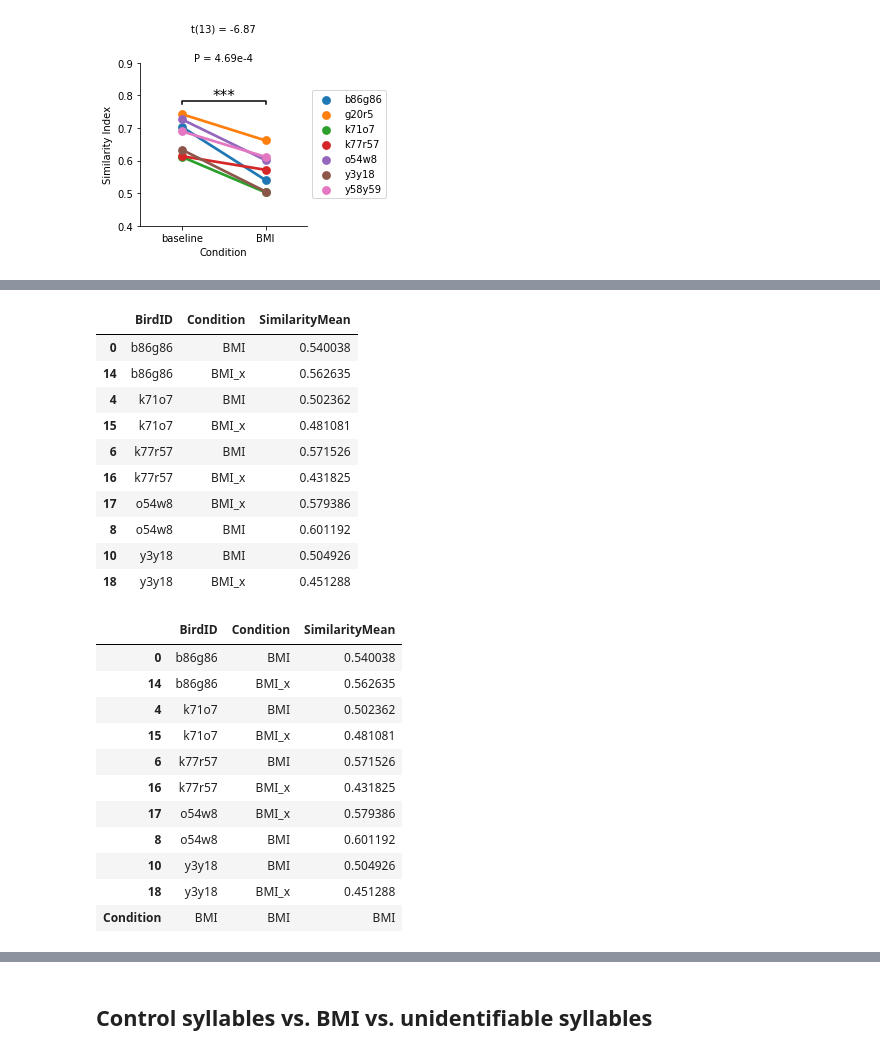
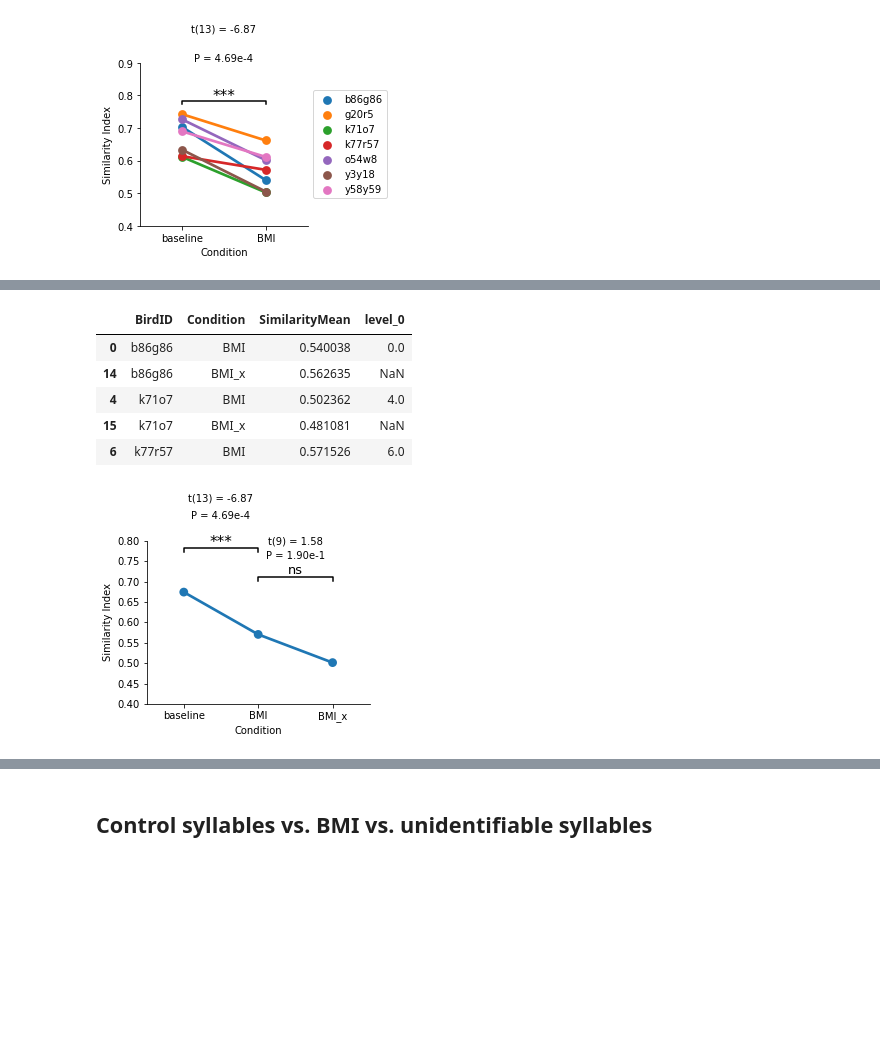
Before and after one commit to JaerongA/syllable_similarity, a Jupyter notebook: resuls.ipynb, the cells around one changed output, grey strips where cells are left out. Cells and saved outputs as stored; diff of their text form; code cells hidden in the pictures; blank space fills up the shorter version.

```diff
--- a/resuls.ipynb
+++ b/resuls.ipynb
@@ -131,7 +116,7 @@ plt.show()
 # %%
-data_per_bird= df.groupby(['BirdID','Condition'])['SimilarityMean'].mean().to_frame()
+data_per_bird= df.groupby(['BirdID','Condition'], as_index=False)['SimilarityMean'].mean()
 
-fig, ax = plt.subplots(figsize=(5, 5))
+fig, ax = plt.subplots(figsize=(3, 3))
 ax = sns.pointplot(x="Condition", y="SimilarityMean", hue="BirdID",
                    data=data_per_bird, ci=None, order=["baseline", "BMI"])
 
@@ -225,31 +196,26 @@ df_merged
 # %%
 ## Select for birds under BMI
 df_bmi = df_merged.loc[df_merged['Condition']!= 'baseline']
 df_bmi = df_bmi[df_bmi.BirdID != 'g20r5']
 df_bmi = df_bmi[df_bmi.BirdID != 'y58y59']
-df_bmi
+df_bmi.head()
 # %% [output]
-|  | BirdID | Condition | SimilarityMean |
-| 0 | b86g86 | BMI | 0.540038 |
-| 14 | b86g86 | BMI_x | 0.562635 |
-| 4 | k71o7 | BMI | 0.502362 |
-| 15 | k71o7 | BMI_x | 0.481081 |
-| 6 | k77r57 | BMI | 0.571526 |
-| 16 | k77r57 | BMI_x | 0.431825 |
-| 17 | o54w8 | BMI_x | 0.579386 |
-| 8 | o54w8 | BMI | 0.601192 |
-| 10 | y3y18 | BMI | 0.504926 |
-| 18 | y3y18 | BMI_x | 0.451288 |
+|  | BirdID | Condition | SimilarityMean | level_0 |
+| 0 | b86g86 | BMI | 0.540038 | 0.0 |
+| 14 | b86g86 | BMI_x | 0.562635 | NaN |
+| 4 | k71o7 | BMI | 0.502362 | 4.0 |
+| 15 | k71o7 | BMI_x | 0.481081 | NaN |
+| 6 | k77r57 | BMI | 0.571526 | 6.0 |
 # %%
 ## Stat comparison between baseline and BMI and X
 fig = plt.figure(figsize=(4,3))
 
-ax = sns.pointplot(x="Condition", y="SimilarityMean", hue="BirdID",
+ax = sns.pointplot(x="Condition", y="SimilarityMean",
+#                    hue="BirdID",
                    data=df_merged, ci=None, order=["baseline", "BMI","BMI_x"])
 
 ax.spines['right'].set_visible(False), ax.spines['top'].set_visible(False)
 ax.set_ylabel('Similarity Index')
-ax.legend(loc='center left', bbox_to_anchor=(1, 0.5))
 
 ## stats  (paired t-test)
 baseline, BMI = [],[]
@@ -312,18 +278,5 @@ plt.text((x1+x2)*.5, y_max*1, msg ,  ha='center', va='bottom', color=col, size =
 msg = ('t({:.0f})'.format(dof) + ' = {:.2f}'.format(tval) )
 plt.text((x1+x2)*.5, y_max*1.05, msg ,  ha='center', va='bottom', color=col, size = 10)
 plt.show()
+# %% [output]
+[figure, added]
-# %%
-df_bmi
-# %% [output]
-|  | BirdID | Condition | SimilarityMean |
-| 0 | b86g86 | BMI | 0.540038 |
-| 14 | b86g86 | BMI_x | 0.562635 |
-| 4 | k71o7 | BMI | 0.502362 |
-| 15 | k71o7 | BMI_x | 0.481081 |
-| 6 | k77r57 | BMI | 0.571526 |
-| 16 | k77r57 | BMI_x | 0.431825 |
-| 17 | o54w8 | BMI_x | 0.579386 |
-| 8 | o54w8 | BMI | 0.601192 |
-| 10 | y3y18 | BMI | 0.504926 |
-| 18 | y3y18 | BMI_x | 0.451288 |
-| Condition | BMI | BMI | BMI |
```
Also changed, not shown: parts of 11 cells of this notebook, 1 other file.
